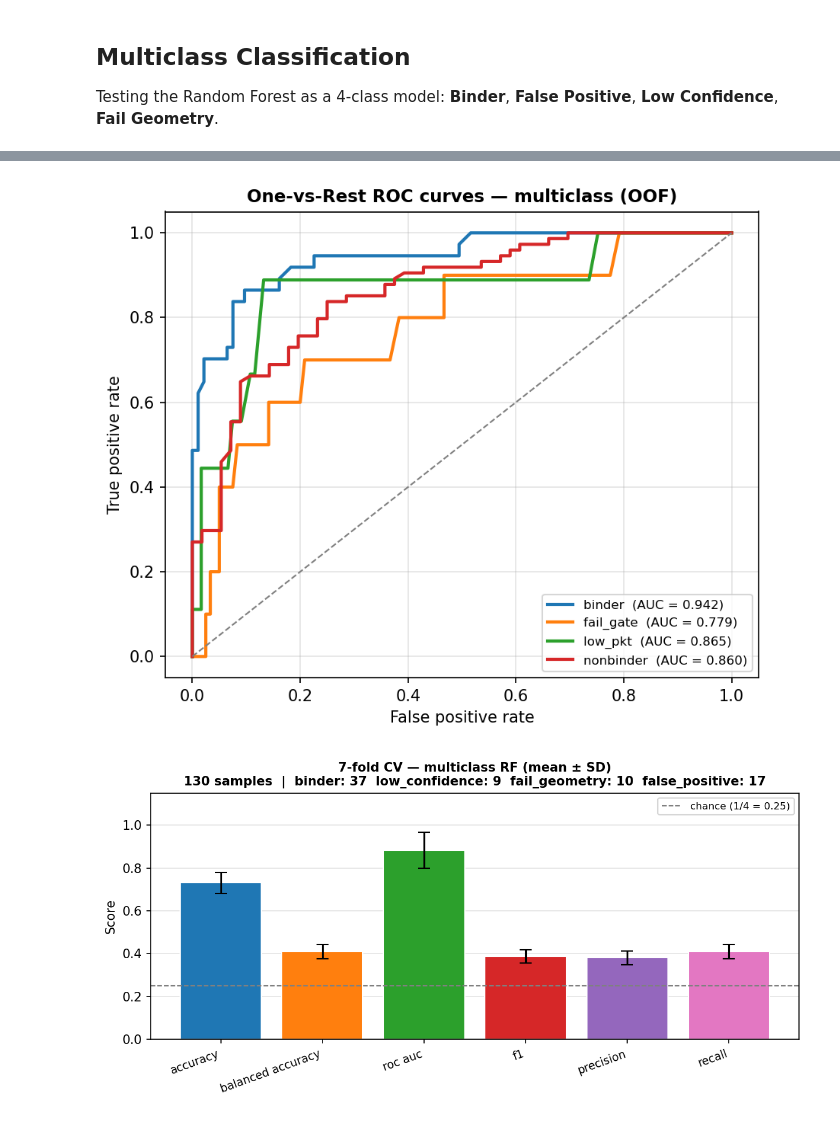
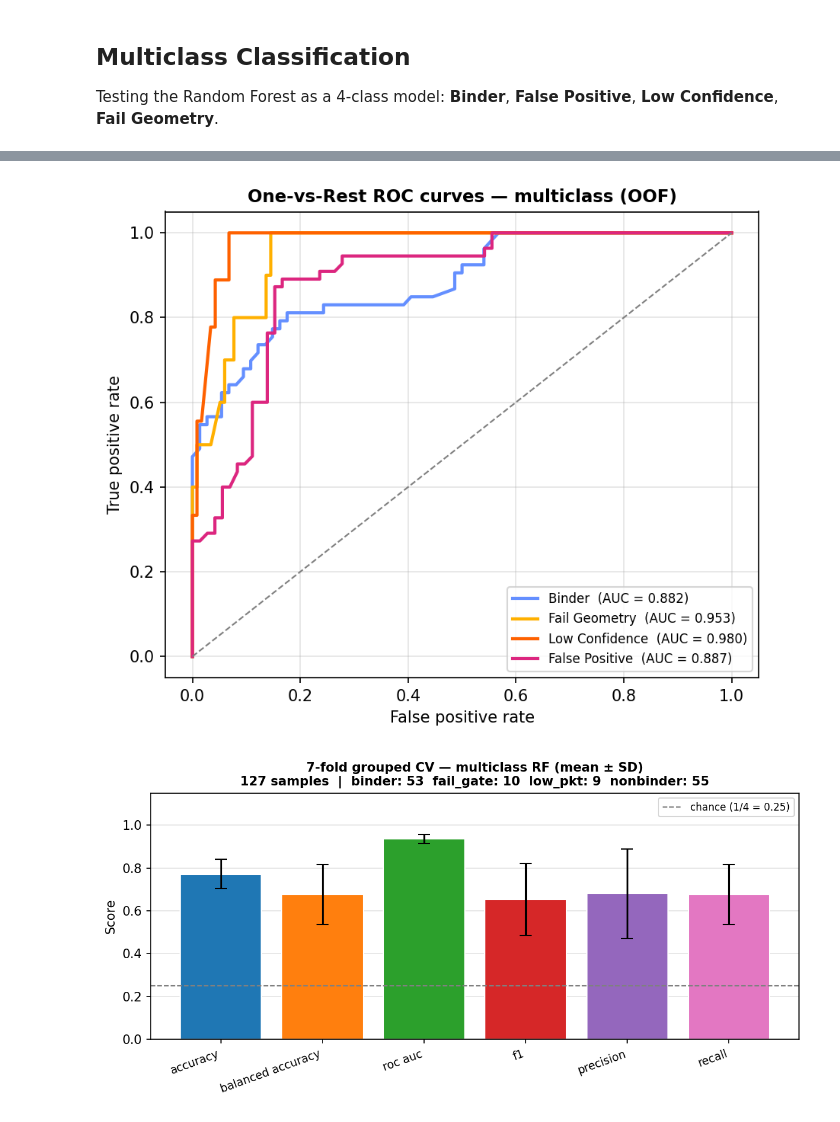
Before and after one commit to ajhoop06/biosensors, a Jupyter notebook: ML_classification.ipynb, the cells around one changed output, grey strips where cells are left out. Saved outputs shown, nothing was run; the diff lists cells and outputs as text; code cells hidden in the pictures.

```diff
--- a/ML_classification.ipynb
+++ b/ML_classification.ipynb
@@ -749,17 +820,26 @@ weighted avg       0.63      0.73      0.67       130
 # %%
 # -------------------------------------------------------------------
-# One-vs-Rest ROC curves per class
+# One-vs-Rest ROC curves per class (grouped CV)
 # -------------------------------------------------------------------
 from sklearn.preprocessing import label_binarize
 from sklearn.metrics import roc_curve, auc
 
 # OOF probability estimates for each class
-y_prob_mc_cv = cross_val_predict(rf_mc, X, y_mc, cv=cv_mc, method="predict_proba")
+y_prob_mc_cv = cross_val_predict(pipe_mc, X, y_mc, cv=cv_mc, groups=seq_groups, method="predict_proba")
 
 # Binarize true labels for OvR evaluation
 y_mc_bin = label_binarize(y_mc, classes=np.arange(len(class_names)))
 
-# Group colors matching project palette
+# class_names from LabelEncoder are lowercase (binder/fail_gate/low_pkt/nonbinder);
+# map to the CLAUDE.md display labels so the IBM colorblind-safe palette below
+# actually matches (previously this lookup silently missed every class and fell
+# back to matplotlib's default color cycle instead of the project palette).
+DISPLAY_LABEL = {
+    "binder":    "Binder",
+    "nonbinder": "False Positive",
+    "low_pkt":   "Low Confidence",
+    "fail_gate": "Fail Geometry",
+}
 palette = {
     'Binder':         '#648FFF',   # blue
     'False Positive': '#DC267F',   # magenta
@@ -772,9 +852,9 @@ fig_roc, ax_roc = plt.subplots(figsize=(6, 5), dpi=150)
 for i, cls in enumerate(class_names):
     fpr_i, tpr_i, _ = roc_curve(y_mc_bin[:, i], y_prob_mc_cv[:, i])
     roc_auc_i = auc(fpr_i, tpr_i)
-    color = palette.get(cls, None)
+    color = palette.get(DISPLAY_LABEL.get(cls, cls), None)
     ax_roc.plot(fpr_i, tpr_i, lw=2, color=color,
-                label=f"{cls}  (AUC = {roc_auc_i:.3f})")
+                label=f"{DISPLAY_LABEL.get(cls, cls)}  (AUC = {roc_auc_i:.3f})")
 
 ax_roc.plot([0, 1], [0, 1], color="gray", linestyle="--", lw=1)
 ax_roc.set_xlabel("False positive rate", fontsize=10)
@@ -793,7 +873,7 @@ path   = "/Users/ivanatang/Library/CloudStorage/OneDrive-UCB-O365/Shirts Lab/LCA
 # -------------------------------------------------------------------
 fig_roc.savefig(os.path.join(path, "ML/multiclass", f"multiclass_RF_ROC-AUC_{len(y)}samples.png"),   dpi=300, bbox_inches="tight")
 # %% [output]
-[figure, old version]
+[figure, new version]
 # %%
 # -------------------------------------------------------------------
 # CV metric bar chart — multiclass (matches binary metric set)
@@ -806,33 +886,40 @@ mc_metric_names = [m for m in metric_order if m in metrics_mc]
 
 mc_means = [metrics_mc[m].mean() for m in mc_metric_names]
 mc_sds   = [metrics_mc[m].std()  for m in mc_metric_names]
 x_mc     = np.arange(len(mc_metric_names))
 
 ax_mc_bar.bar(x_mc, mc_means, yerr=mc_sds, capsize=5,
               color=plt.get_cmap("tab10")(np.linspace(0, 0.6, len(mc_metric_names))),
               edgecolor="white")
 ax_mc_bar.set_xticks(x_mc)
 ax_mc_bar.set_xticklabels(
     [m.replace("_", " ") for m in mc_metric_names], rotation=20, ha="right", fontsize=9)
 ax_mc_bar.set_ylabel("Score", fontsize=10)
 ax_mc_bar.set_ylim(0, 1.15)
 n_classes = len(class_names)
 ax_mc_bar.axhline(1/n_classes, color="gray", linestyle="--", lw=1,
                   label=f"chance (1/{n_classes} = {1/n_classes:.2f})")
+
+# Part A.5: class counts computed directly from y_mc/class_names rather than
+# a hardcoded string, which had drifted out of sync with the actual data
+# (previously read "binder: 37 low_confidence: 9 fail_geometry: 10
+# false_positive: 17" while the printed class distribution above showed
+# different counts entirely).
+class_counts_str = "  ".join(f"{cls}: {(y_mc == i).sum()}" for i, cls in enumerate(class_names))
 ax_mc_bar.set_title(
-    f"{N_SPLITS}-fold CV — multiclass RF (mean ± SD)\n"
-    f"{len(y_mc)} samples  |  binder: 37  low_confidence: 9  fail_geometry: 10  false_positive: 17",
+    f"{N_SPLITS}-fold grouped CV — multiclass RF (mean ± SD)\n"
+    f"{len(y_mc)} samples  |  {class_counts_str}",
     fontsize=10, fontweight="bold")
 ax_mc_bar.legend(fontsize=8)
 ax_mc_bar.grid(True, axis="y", alpha=0.35)
 ax_mc_bar.set_axisbelow(True)
 plt.tight_layout()
 plt.show()
 
 path   = "/Users/ivanatang/Library/CloudStorage/OneDrive-UCB-O365/Shirts Lab/LCA_boltz_models/analysis"
 # -------------------------------------------------------------------
 # Optional: save outputs
 # -------------------------------------------------------------------
 fig_mc_bar.savefig(os.path.join(path, "ML/multiclass", f"multiclass_RF_performance_metrics_{len(y)}samples.png"),   dpi=300, bbox_inches="tight")
 # %% [output]
-[figure, old version]
+[figure, new version]
```
Also changed, not shown: parts of 12 cells of this notebook, 3 other files.
